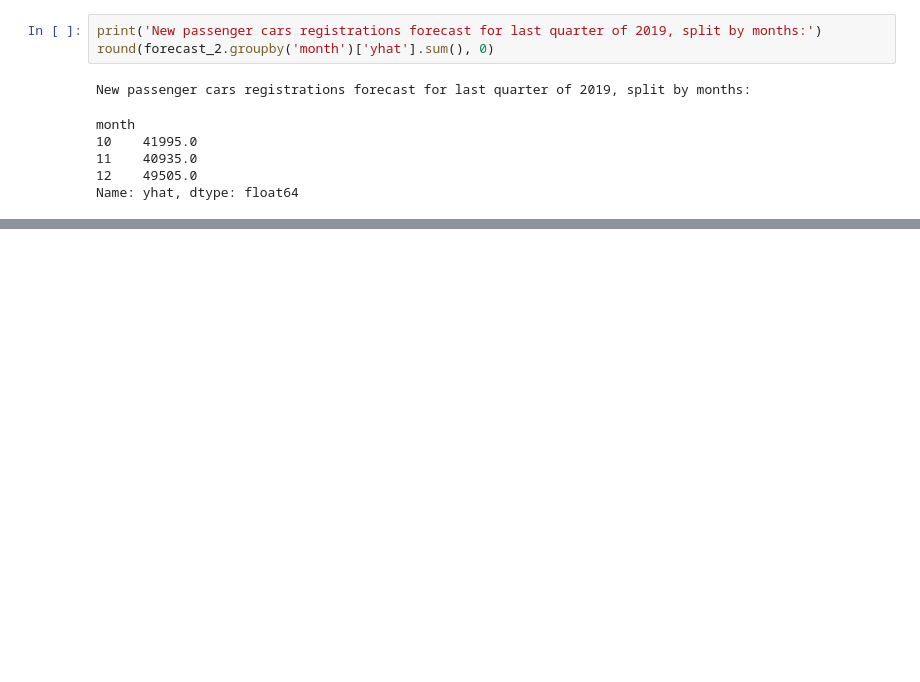
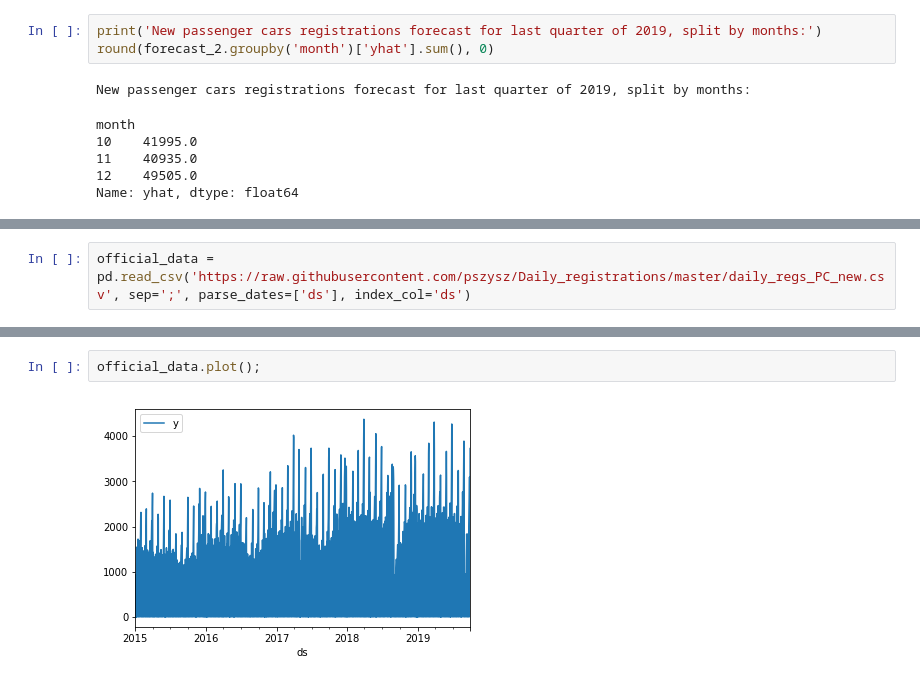
Before and after one commit to pszysz/Daily_registrations, a Jupyter notebook: Daily_regs.ipynb, the cells around one changed output, grey strips where cells are left out. Cells and saved outputs as stored; diff of their text form; blank space fills up the shorter version.

```diff
--- a/Daily_regs.ipynb
+++ b/Daily_regs.ipynb
@@ -173,0 +178,2 @@ Name: yhat, dtype: float64
+# %%
+official_data = pd.read_csv('https://raw.githubusercontent.com/pszysz/Daily_registrations/master/daily_regs_PC_new.csv', sep=';', parse_dates=['ds'], index_col='ds')
@@ -173,0 +189,4 @@ Name: yhat, dtype: float64
+# %%
+official_data.plot();
+# %% [output]
+[figure, added]
```
Also changed, not shown: parts of 14 cells of this notebook.
